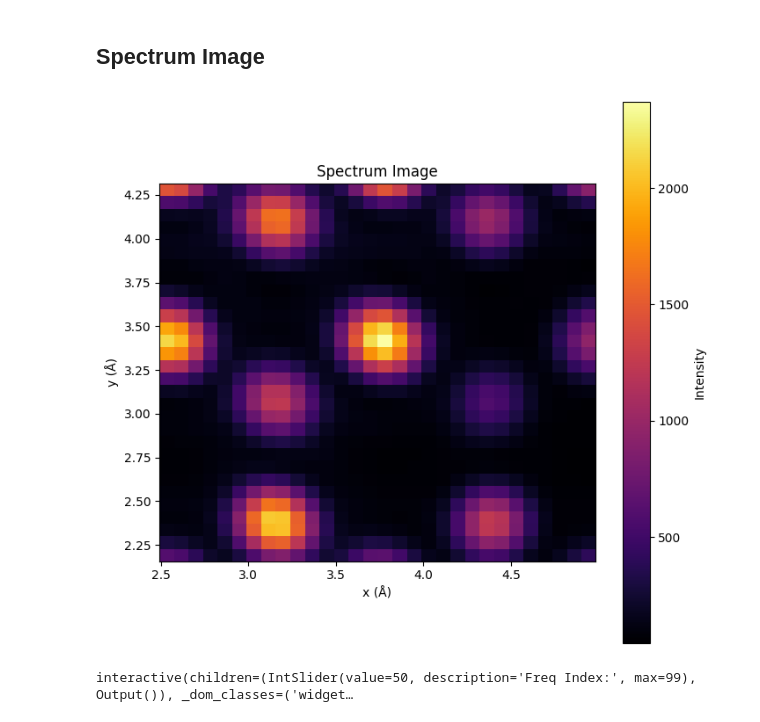
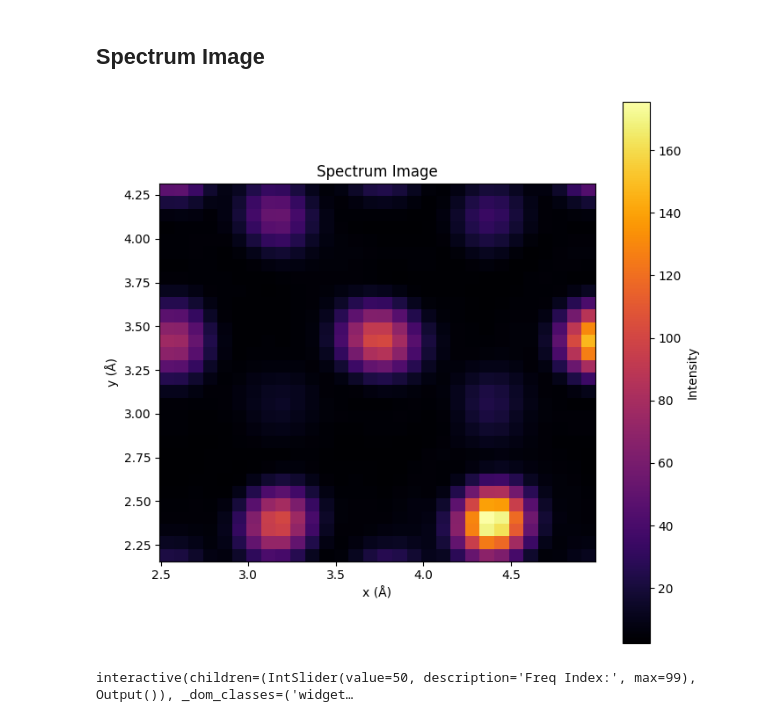
Before and after one commit to h-walk/PySlice, a Jupyter notebook: src/unittests/example.ipynb, the cells around one changed output. Saved outputs shown, nothing was run; the diff lists cells and outputs as text; code cells hidden in the pictures.

Commit message:
update to new format and fix example

```diff
--- a/src/unittests/example.ipynb
+++ b/src/unittests/example.ipynb
@@ -363,7 +365,7 @@ import matplotlib.pyplot as plt
 
 from ipywidgets import interact, IntSlider, FloatSlider
 # %%
-dump="hBN_truncated.lammpstrj"
+dump="../../examples/monolayer300k.lammpstrj"
 dt=0.005
 types={1:"B",2:"N"}
 a,b=2.4907733333333337,2.1570729817355123
@@ -371,32 +373,39 @@ a,b=2.4907733333333337,2.1570729817355123
 # LOAD TRAJECTORY
 trajectory=TrajectoryLoader(dump,timestep=dt,element_names=types).load()
 trajectory=trajectory.slice_positions([0,5*a],[0,5*b])
+slice_timesteps = np.arange(trajectory.n_frames)
+slice_timesteps = slice_timesteps[:100]
+
+
+trajectory=trajectory.slice_timesteps( slice_timesteps )
 
 
 xy=probe_grid([a,3*a],[b,3*b],30,30)
 
-calculator=MultisliceCalculatorMemoryEfficient()
+calculator=MultisliceCalculator()
 calculator.setup(trajectory,aperture=30,probe_positions=xy,voltage_eV=100e3,sampling=.1,slice_thickness=.5)
-tacaw = calculator.run()
+wfdata = calculator.run()
 
-#tacaw=TACAWData(exitwaves)
+# Convert WFData to TACAWData
+tacaw = TACAWData(wfdata)
 # %%
 # Get spectrum image at this frequency
-spec_img = tacaw.spectrum_image(2)
+spec_img = tacaw.spectrum_image(33)
+
 # Reshape to match your probe grid (30x30)
 spec_img_2d = spec_img.reshape(30, 30)
 # Plot
 fig, ax = plt.subplots(figsize=(8, 8))
 im = ax.imshow(spec_img_2d, cmap="inferno",
                extent=[a, 2*a, b, 2*b],
                origin='lower', aspect='equal')
 ax.set_xlabel('x (Å)')
 ax.set_ylabel('y (Å)')
 ax.set_title(f'Spectrum Image')
 plt.colorbar(im, label='Intensity')
 plt.show()
 # %% [output]
-[figure, old version]
+[figure, new version]
 # %%
 from ipywidgets import interact, IntSlider
 def spectrum_image_viewer(tacaw, grid_shape=(30, 30), extent=[a, 2*a, b, 2*b]):
```
Also changed, not shown: parts of 5 cells of this notebook, 1 other file.
